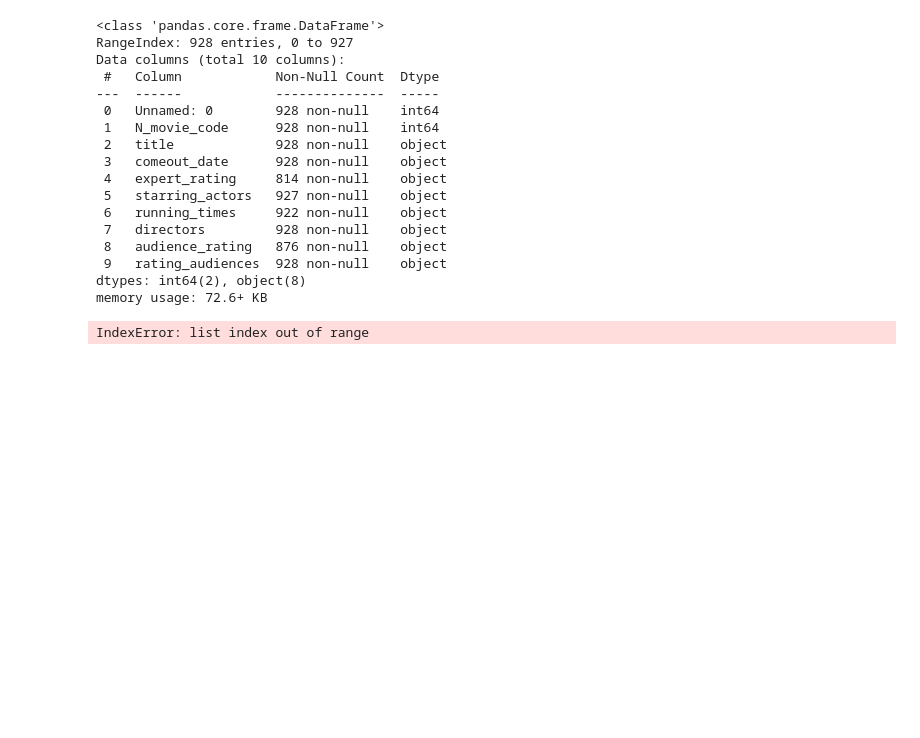
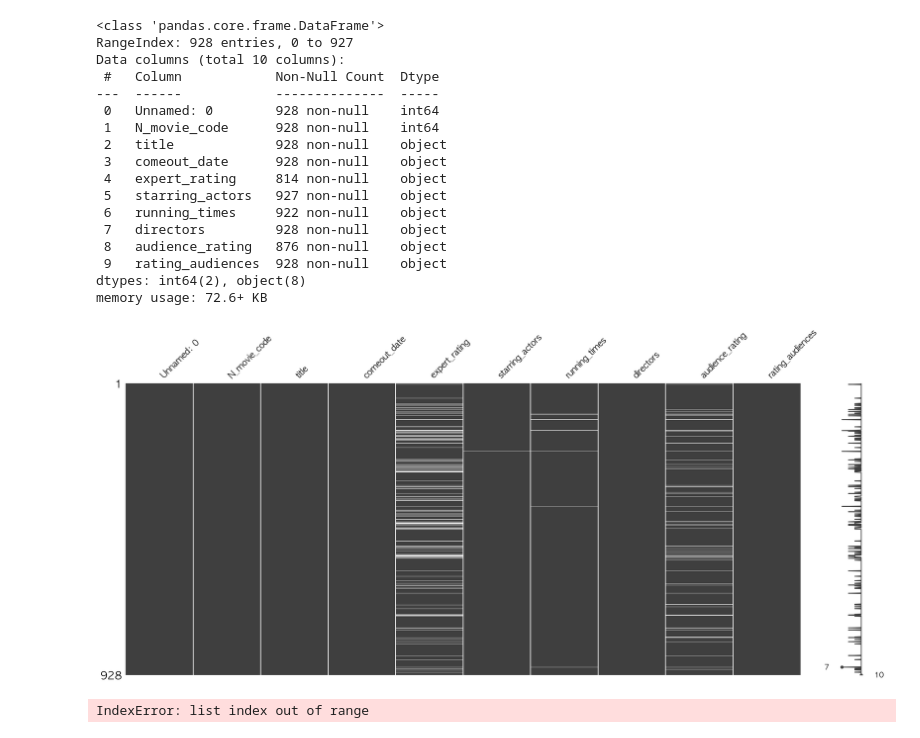
Before and after one commit to yeejun007/linear_regression_project, a Jupyter notebook: yeejun/naver_movie_crawling.ipynb, the cells around one changed output. Saved outputs shown, nothing was run; the diff lists cells and outputs as text; code cells hidden in the pictures; blank space fills up the shorter version.

```diff
--- a/yeejun/naver_movie_crawling.ipynb
+++ b/yeejun/naver_movie_crawling.ipynb
@@ -444,3 +1549,8 @@ a.to_csv('result_df_NaN.csv', mode='w')
+# %%
+msn.matrix(a)
+plt.show()
+# %% [output]
+[figure, added]
 # %%
 code = 191646
 num = 99999
```
Also changed, not shown: parts of 56 cells of this notebook, 7 other files.
